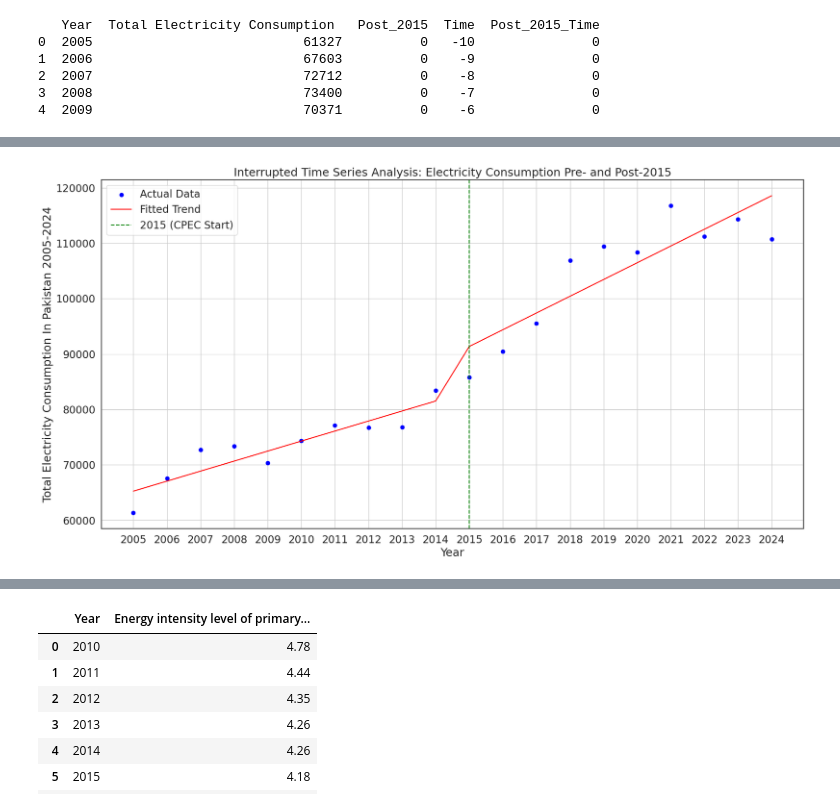
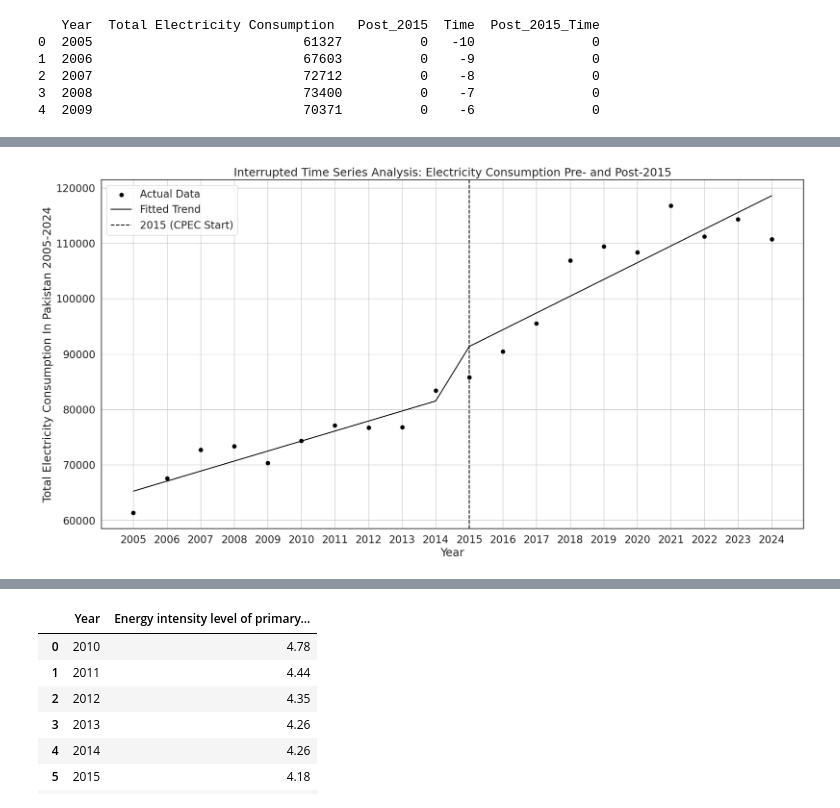
Before and after one commit to ilinashah177/Coursework-Website, a Jupyter notebook: Total_Electricty_consumption_T_Test.ipynb, the cells around one changed output, grey strips where cells are left out. Drawn from its saved outputs; the diff is of its cells as text; code cells hidden in the pictures.

```diff
--- a/Total_Electricty_consumption_T_Test.ipynb
+++ b/Total_Electricty_consumption_T_Test.ipynb
@@ -138,11 +188,11 @@ print(model.summary())
 
 # Plot the data and fitted trends
 plt.figure(figsize=(20, 10))
-plt.scatter(df['Year'], df['Total Electricity Consumption '], color='blue', label='Actual Data')
-plt.plot(df['Year'], model.predict(X), color='red', label='Fitted Trend')
+plt.scatter(df['Year'], df['Total Electricity Consumption '], color='black', label='Actual Data')
+plt.plot(df['Year'], model.predict(X), color='black', label='Fitted Trend')
 
 # Add vertical line to mark 2015
-plt.axvline(x=2015, color='green', linestyle='--', label='2015 (CPEC Start)')
+plt.axvline(x=2015, color='black', linestyle='--', label='2015 (CPEC Start)')
 plt.xlabel('Year')
 plt.ylabel('Total Electricity Consumption In Pakistan 2005-2024')
 plt.title('Interrupted Time Series Analysis: Electricity Consumption Pre- and Post-2015')
@@ -162,14 +212,14 @@ Time:                                    08:56:17   Log-Likelihood:
 No. Observations:                              20   AIC:                             395.6
 Df Residuals:                                  16   BIC:                             399.6
 Df Model:                                       3
 Covariance Type:                        nonrobust
 ==================================================================================
 ... (11 lines left out)
 ==============================================================================
 
 Notes:
 [1] Standard Errors assume that the covariance matrix of the errors is correctly specified.
-[figure, old version]
+[figure, new version]
 # %%
 from google.colab import files
 
```
Also changed, not shown: parts of 2 cells of this notebook.
